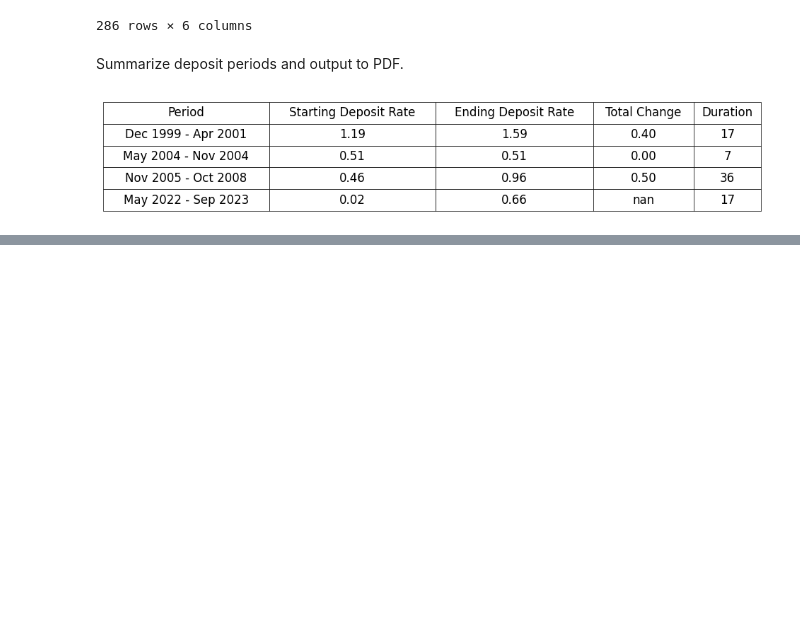
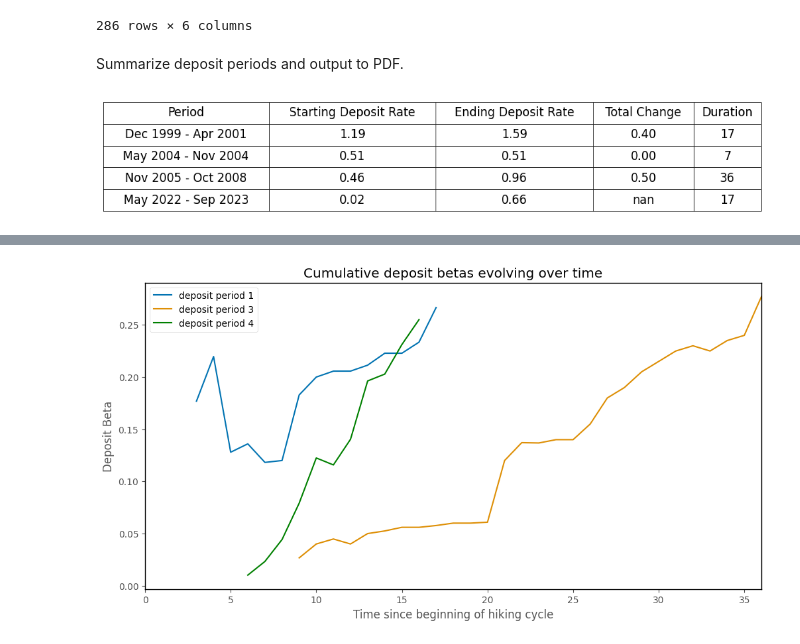
Before and after one commit to Butch78/Bank-Size-Central-Bank-Sensitivity, a Jupyter notebook: notebooks/snb-data-processing.ipynb, the cells around one changed output, grey strips where cells are left out. Cells and saved outputs as stored; diff of their text form; code cells hidden in the pictures; blank space fills up the shorter version.

Commit message:
Deposit betas!

```diff
--- a/notebooks/snb-data-processing.ipynb
+++ b/notebooks/snb-data-processing.ipynb
@@ -771,0 +817,54 @@ plt.show()
+# %%
+import seaborn as sns
+
+# Assuming deposit_beta_SNB is already defined and ready for use
+
+# Set the color-blind-friendly palette from Seaborn
+colors = sns.color_palette("colorblind")
+
+# Create a white background figure
+plt.figure(figsize=(12, 6), facecolor='white')
+
+# Get the current axes and apply settings
+ax = plt.gca()
+ax.set_facecolor('white')
+for spine in ax.spines.values():
+    spine.set_visible(True)
+    spine.set_color('black')
+    spine.set_linewidth(1)
+
+# Remove the grid
+plt.grid(False)
+
+# Track the most recent deposit period
+most_recent_period = deposit_beta_SNB['deposit_period'].max()
+
+# Plot each deposit_period with specific color settings
+for name, group in deposit_beta_SNB.groupby('deposit_period'):
+    if name != 'deposit period 2':
+        # Use blue and yellow for other periods and green for the most recent
+        color = 'green' if name == most_recent_period else (colors[0] if '1' in name else colors[1])
+        plt.plot(group['duration'], group['deposit_beta'], label=name, color=color)
+
+# Add labels and title
+plt.xlabel('Time since beginning of hiking cycle')
+plt.ylabel('Deposit Beta')
+plt.title('Cumulative deposit betas evolving over time')
+
+# Create the legend with a white background
+legend = plt.legend(facecolor='white')
+
+# Adjust x-axis limits
+plt.xlim(0, deposit_beta_SNB['duration'].max())
+
+# Save the plot as a PDF file in the specified directory
+output_dir = '../reports/figures/'
+if not os.path.exists(output_dir):
+    os.makedirs(output_dir)
+pdf_file_path = os.path.join(output_dir, 'deposit_beta_SNB.pdf')
+plt.savefig(pdf_file_path, format='pdf', bbox_inches='tight', facecolor='white')
+
+# Show the plot
+plt.show()
+# %% [output]
+[figure, added]
```
Also changed, not shown: parts of 1 cell of this notebook, 1 other file.
